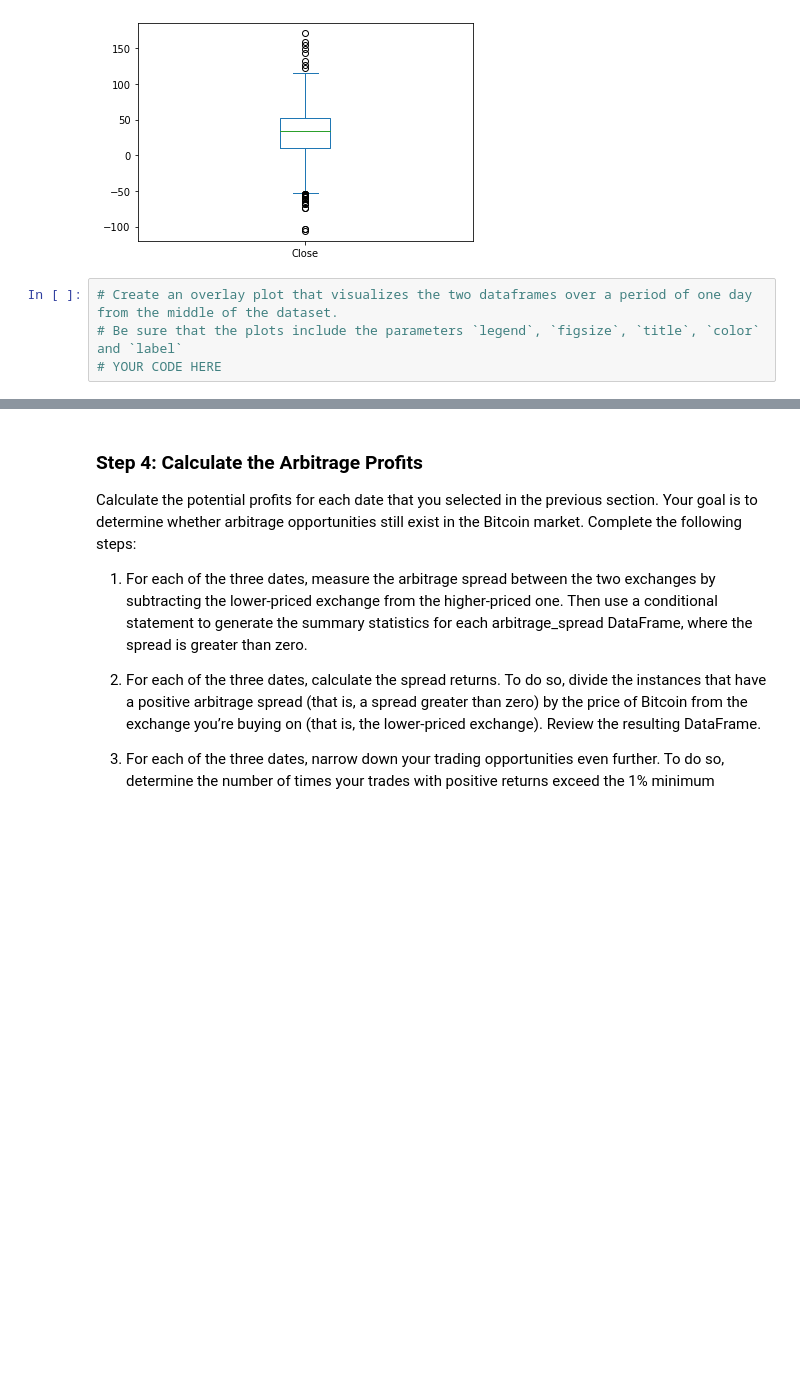
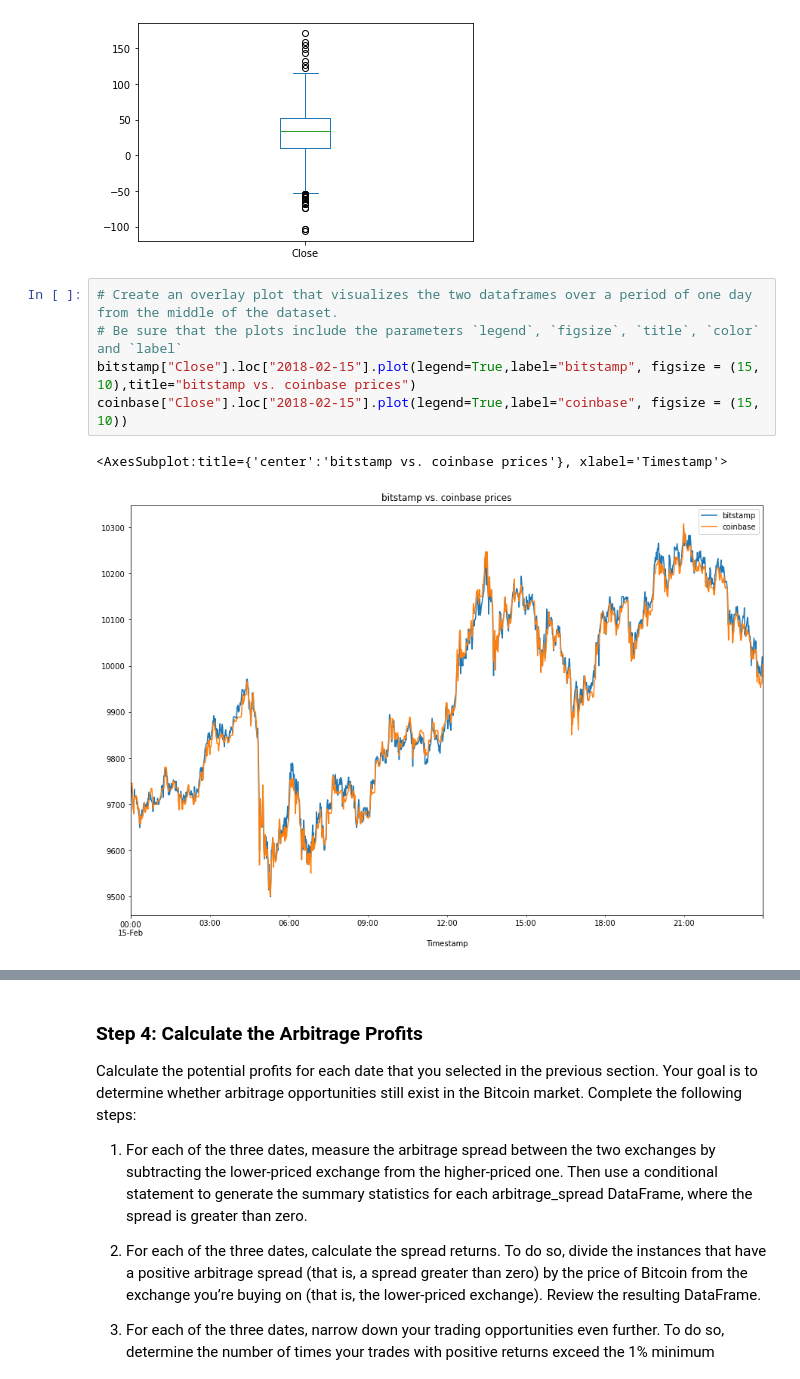
Before and after one commit to juliaelizabethharrison/Challenge-3-crypto, a Jupyter notebook: crypto_arbitrage.ipynb, the cells around one changed output, grey strips where cells are left out. Saved outputs shown, nothing was run; the diff lists cells and outputs as text; blank space fills up the shorter version.

```diff
--- a/crypto_arbitrage.ipynb
+++ b/crypto_arbitrage.ipynb
@@ -285,7 +285,11 @@ arbitrage_spread_early.plot(kind="box")
 # %%
 # Create an overlay plot that visualizes the two dataframes over a period of one day from the middle of the dataset.
 # Be sure that the plots include the parameters `legend`, `figsize`, `title`, `color` and `label`
-# YOUR CODE HERE
+bitstamp["Close"].loc["2018-02-15"].plot(legend=True,label="bitstamp", figsize = (15, 10),title="bitstamp vs. coinbase prices")
+coinbase["Close"].loc["2018-02-15"].plot(legend=True,label="coinbase", figsize = (15, 10))
+# %% [output]
+<AxesSubplot:title={'center':'bitstamp vs. coinbase prices'}, xlabel='Timestamp'>
+[figure, added]
 # %%
 # Using the date in the middle that you have selected, calculate the arbitrage spread
 # by subtracting the bitstamp lower closing prices from the coinbase higher closing prices
```
Also changed, not shown: parts of 9 cells of this notebook.
